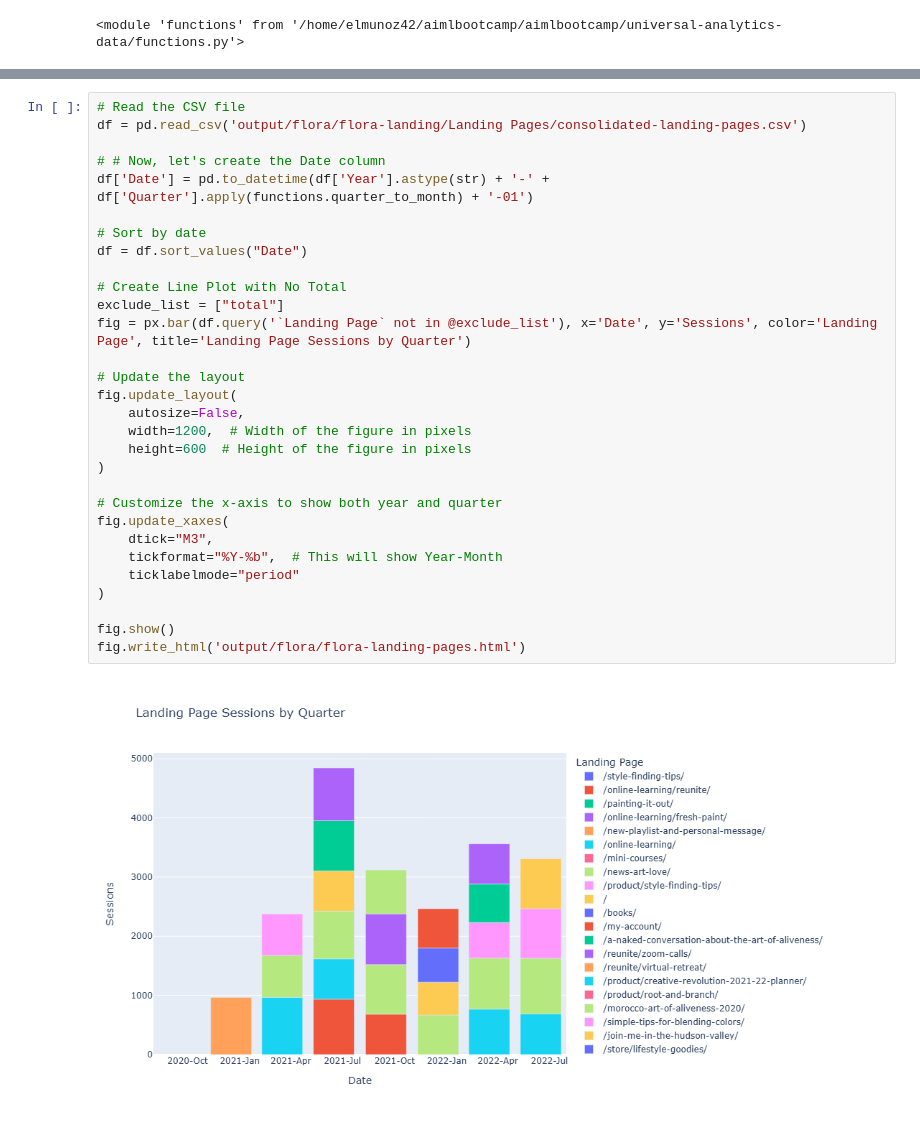
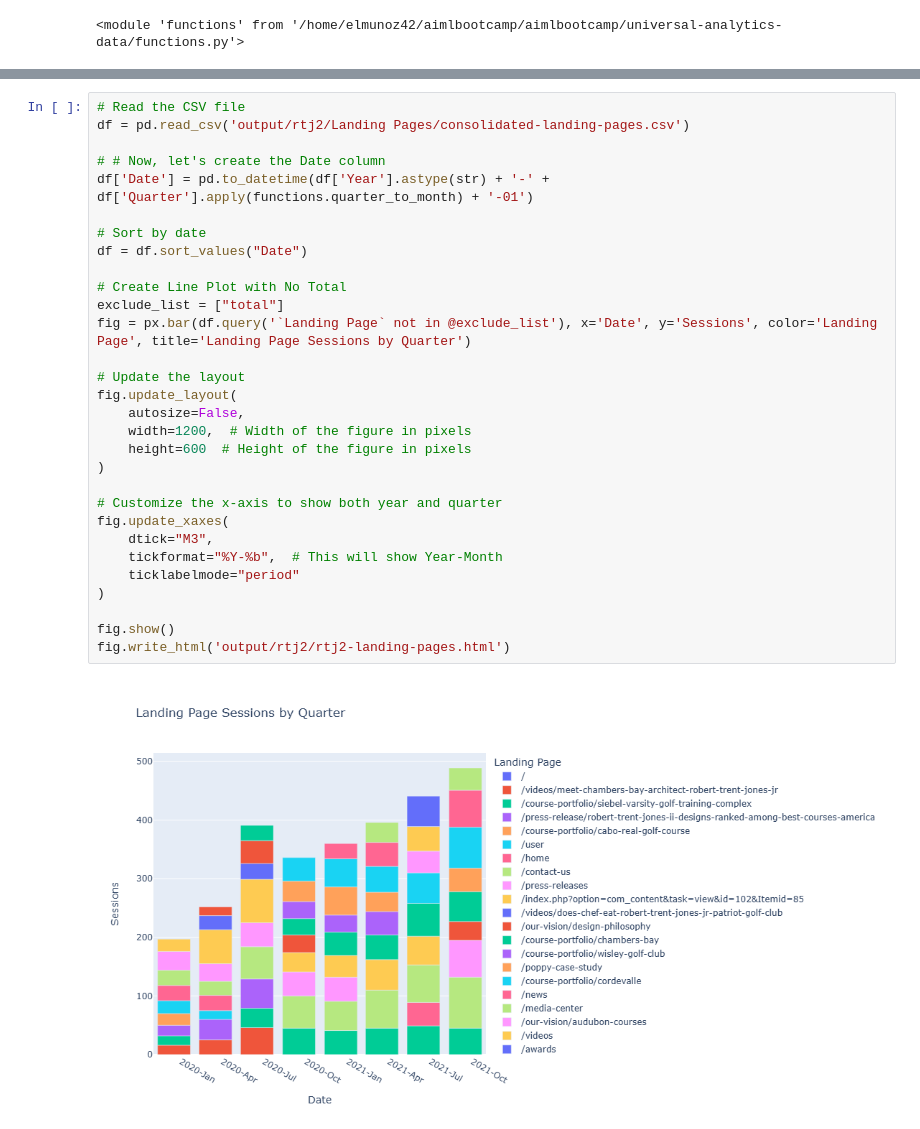
Before and after one commit to elmunoz42/universal-analytics-jupyter-notebook, a Jupyter notebook: UA-data-consolidation-and-analysis.ipynb, the cells around one changed output, grey strips where cells are left out. Saved outputs shown, nothing was run; the diff lists cells and outputs as text.

```diff
--- a/UA-data-consolidation-and-analysis.ipynb
+++ b/UA-data-consolidation-and-analysis.ipynb
@@ -204,36 +195,36 @@ Quarter                                                object
 dtype: object
 # %%
 # Read the CSV file
-df = pd.read_csv('output/flora/flora-landing/Landing Pages/consolidated-landing-pages.csv')
+df = pd.read_csv('output/rtj2/Landing Pages/consolidated-landing-pages.csv')
 
 # # Now, let's create the Date column
 df['Date'] = pd.to_datetime(df['Year'].astype(str) + '-' + df['Quarter'].apply(functions.quarter_to_month) + '-01')
 
 # Sort by date
 df = df.sort_values("Date")
 
 # Create Line Plot with No Total
 exclude_list = ["total"]
 fig = px.bar(df.query('`Landing Page` not in @exclude_list'), x='Date', y='Sessions', color='Landing Page', title='Landing Page Sessions by Quarter')
 
 # Update the layout
 fig.update_layout(
     autosize=False,
     width=1200,  # Width of the figure in pixels
     height=600  # Height of the figure in pixels
 )
 
 # Customize the x-axis to show both year and quarter
 fig.update_xaxes(
     dtick="M3",
     tickformat="%Y-%b",  # This will show Year-Month
     ticklabelmode="period"
 )
 
 fig.show()
-fig.write_html('output/flora/flora-landing-pages.html')
+fig.write_html('output/rtj2/rtj2-landing-pages.html')
 # %% [output]
-[figure, old version]
+[figure, new version]
 # %%
 # Usage
 try:
```
Also changed, not shown: parts of 10 cells of this notebook, 2 other files.
